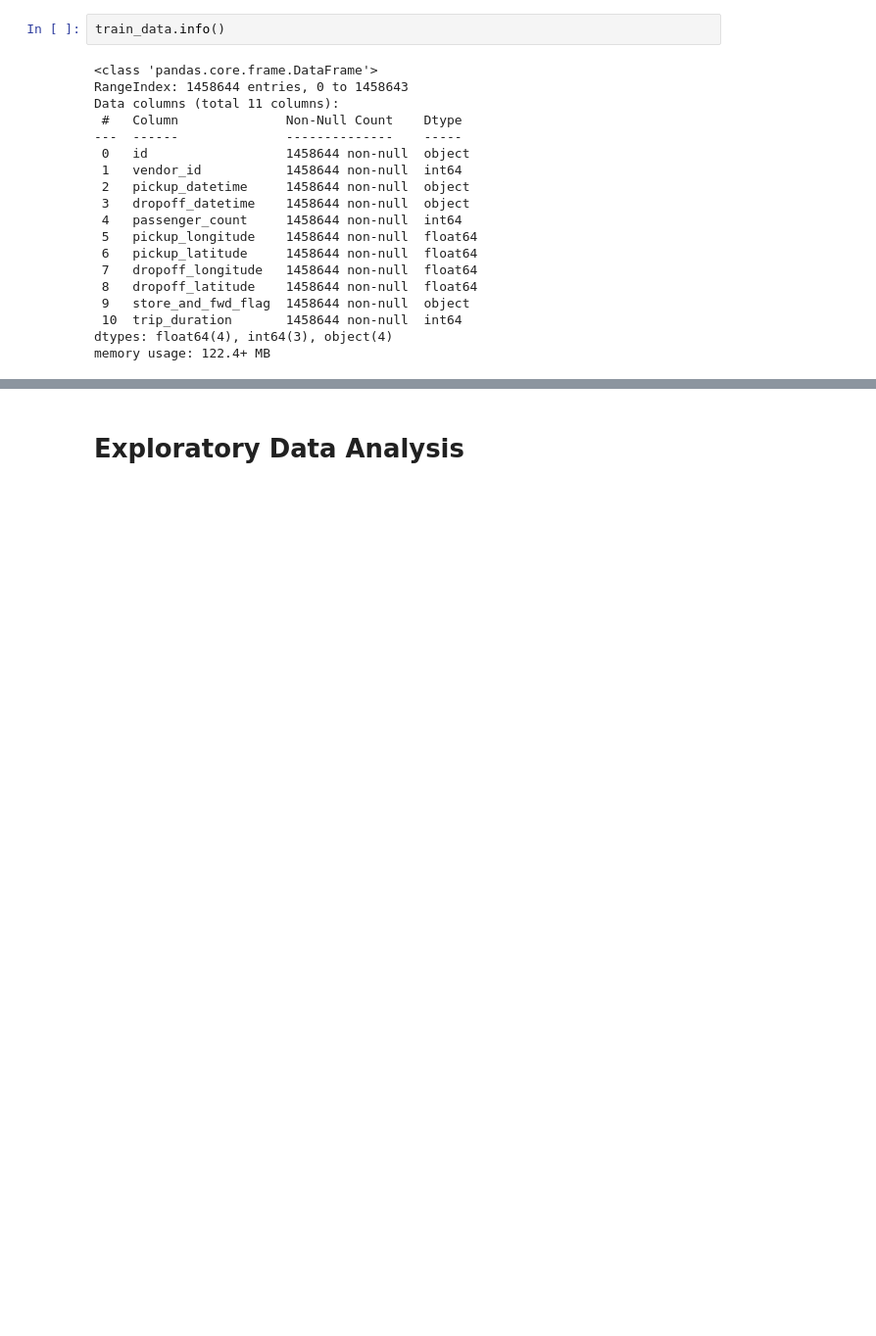
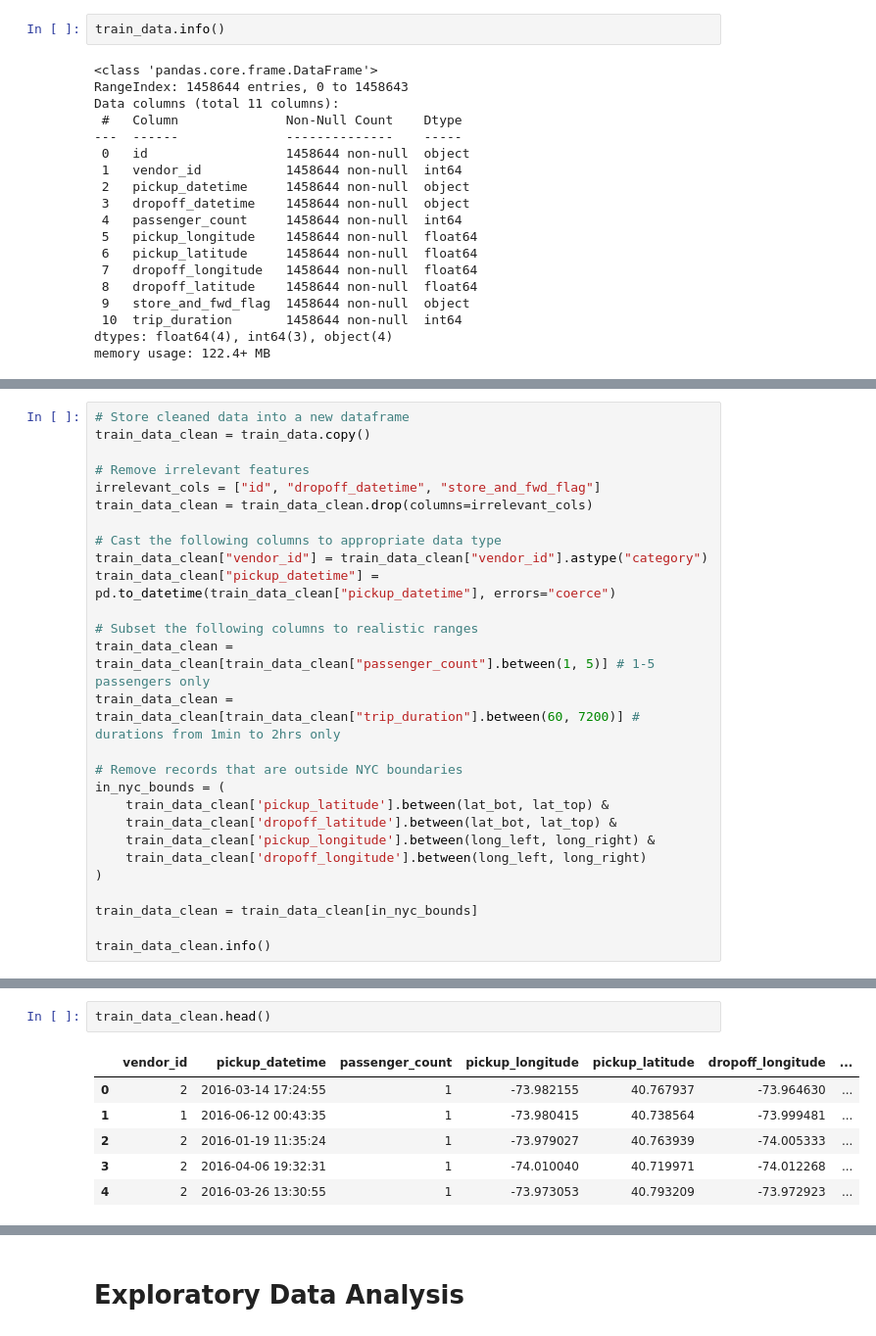
Before and after one commit to rimvelvet31/nyc-taxi-trip-duration-prediction, a Jupyter notebook: notebook.ipynb, the cells around one changed output, grey strips where cells are left out. Shown at 98% size. Drawn from its saved outputs; the diff is of its cells as text; blank space fills up the shorter version.

```diff
--- a/notebook.ipynb
+++ b/notebook.ipynb
@@ -39,0 +245,27 @@ memory usage: 122.4+ MB
+# %%
+# Store cleaned data into a new dataframe
+train_data_clean = train_data.copy()
+
+# Remove irrelevant features
+irrelevant_cols = ["id", "dropoff_datetime", "store_and_fwd_flag"]
+train_data_clean = train_data_clean.drop(columns=irrelevant_cols)
+
+# Cast the following columns to appropriate data type
+train_data_clean["vendor_id"] = train_data_clean["vendor_id"].astype("category")
+train_data_clean["pickup_datetime"] = pd.to_datetime(train_data_clean["pickup_datetime"], errors="coerce")
+
+# Subset the following columns to realistic ranges
+train_data_clean = train_data_clean[train_data_clean["passenger_count"].between(1, 5)] # 1-5 passengers only
+train_data_clean = train_data_clean[train_data_clean["trip_duration"].between(60, 7200)] # durations from 1min to 2hrs only
+
+# Remove records that are outside NYC boundaries
+in_nyc_bounds = (
+    train_data_clean['pickup_latitude'].between(lat_bot, lat_top) &
+    train_data_clean['dropoff_latitude'].between(lat_bot, lat_top) &
+    train_data_clean['pickup_longitude'].between(long_left, long_right) &
+    train_data_clean['dropoff_longitude'].between(long_left, long_right)
+)
+
+train_data_clean = train_data_clean[in_nyc_bounds]
+
+train_data_clean.info()
@@ -39,0 +288,9 @@ memory usage: 122.4+ MB
+# %%
+train_data_clean.head()
+# %% [output]
+|  | vendor_id | pickup_datetime | passenger_count | pickup_longitude | pickup_latitude | dropoff_longitude | ... |
+| 0 | 2 | 2016-03-14 17:24:55 | 1 | -73.982155 | 40.767937 | -73.964630 | ... |
+| 1 | 1 | 2016-06-12 00:43:35 | 1 | -73.980415 | 40.738564 | -73.999481 | ... |
+| 2 | 2 | 2016-01-19 11:35:24 | 1 | -73.979027 | 40.763939 | -74.005333 | ... |
+| 3 | 2 | 2016-04-06 19:32:31 | 1 | -74.010040 | 40.719971 | -74.012268 | ... |
+| 4 | 2 | 2016-03-26 13:30:55 | 1 | -73.973053 | 40.793209 | -73.972923 | ... |
```
Also changed, not shown: parts of 41 cells of this notebook.
